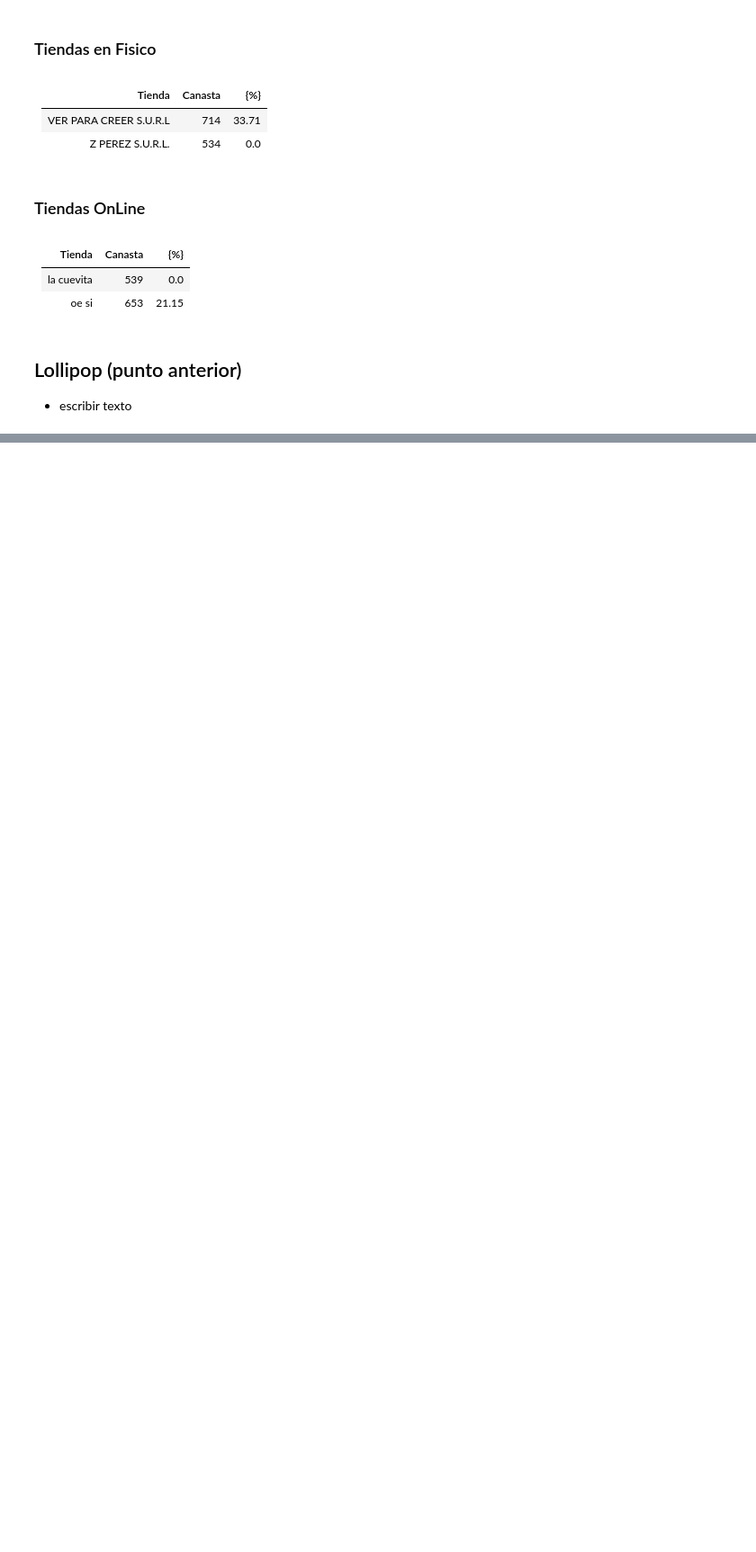
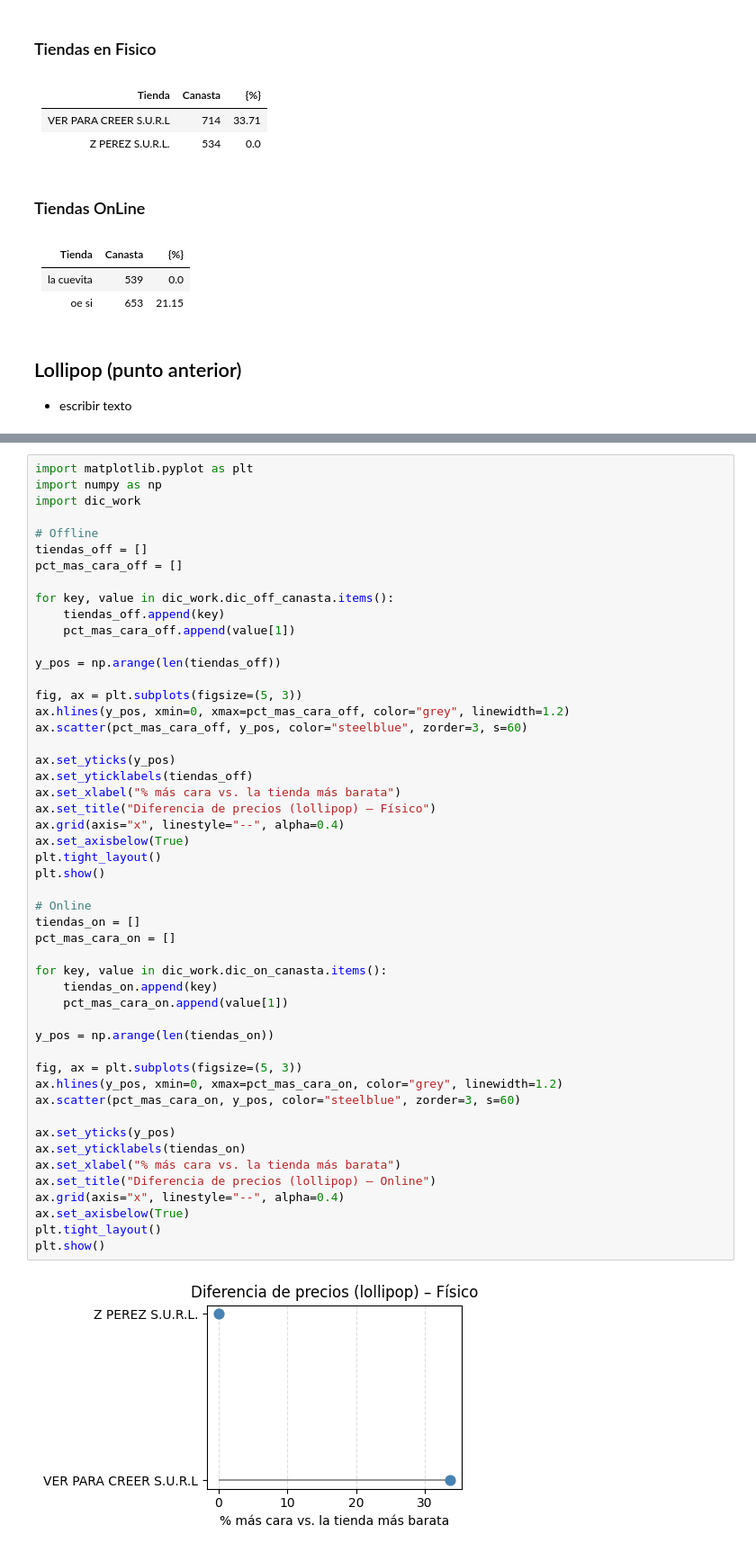
Before and after one commit to Samy0301/IP-ICD-Project, a Jupyter notebook: probando/pruebita.ipynb, the cells around one changed output, grey strips where cells are left out. Shown at 90% size. Cells and saved outputs as stored; diff of their text form; blank space fills up the shorter version.

```diff
--- a/probando/pruebita.ipynb
+++ b/probando/pruebita.ipynb
@@ -273,0 +213,52 @@ plt.show()
+# %%
+import matplotlib.pyplot as plt
+import numpy as np
+import dic_work
+
+# Offline
+tiendas_off = []
+pct_mas_cara_off = []
+
+for key, value in dic_work.dic_off_canasta.items():
+    tiendas_off.append(key)
+    pct_mas_cara_off.append(value[1])
+
+y_pos = np.arange(len(tiendas_off))
+
+fig, ax = plt.subplots(figsize=(5, 3))
+ax.hlines(y_pos, xmin=0, xmax=pct_mas_cara_off, color="grey", linewidth=1.2)
+ax.scatter(pct_mas_cara_off, y_pos, color="steelblue", zorder=3, s=60)
+
+ax.set_yticks(y_pos)
+ax.set_yticklabels(tiendas_off)
+ax.set_xlabel("% más cara vs. la tienda más barata")
+ax.set_title("Diferencia de precios (lollipop) – Físico")
+ax.grid(axis="x", linestyle="--", alpha=0.4)
+ax.set_axisbelow(True)
+plt.tight_layout()
+plt.show()
+
+# Online
+tiendas_on = []
+pct_mas_cara_on = []
+
+for key, value in dic_work.dic_on_canasta.items():
+    tiendas_on.append(key)
+    pct_mas_cara_on.append(value[1])
+
+y_pos = np.arange(len(tiendas_on))
+
+fig, ax = plt.subplots(figsize=(5, 3))
+ax.hlines(y_pos, xmin=0, xmax=pct_mas_cara_on, color="grey", linewidth=1.2)
+ax.scatter(pct_mas_cara_on, y_pos, color="steelblue", zorder=3, s=60)
+
+ax.set_yticks(y_pos)
+ax.set_yticklabels(tiendas_on)
+ax.set_xlabel("% más cara vs. la tienda más barata")
+ax.set_title("Diferencia de precios (lollipop) – Online")
+ax.grid(axis="x", linestyle="--", alpha=0.4)
+ax.set_axisbelow(True)
+plt.tight_layout()
+plt.show()
+# %% [output]
+[figure, added]
```
Also changed, not shown: parts of 7 cells of this notebook, 25 other files.
